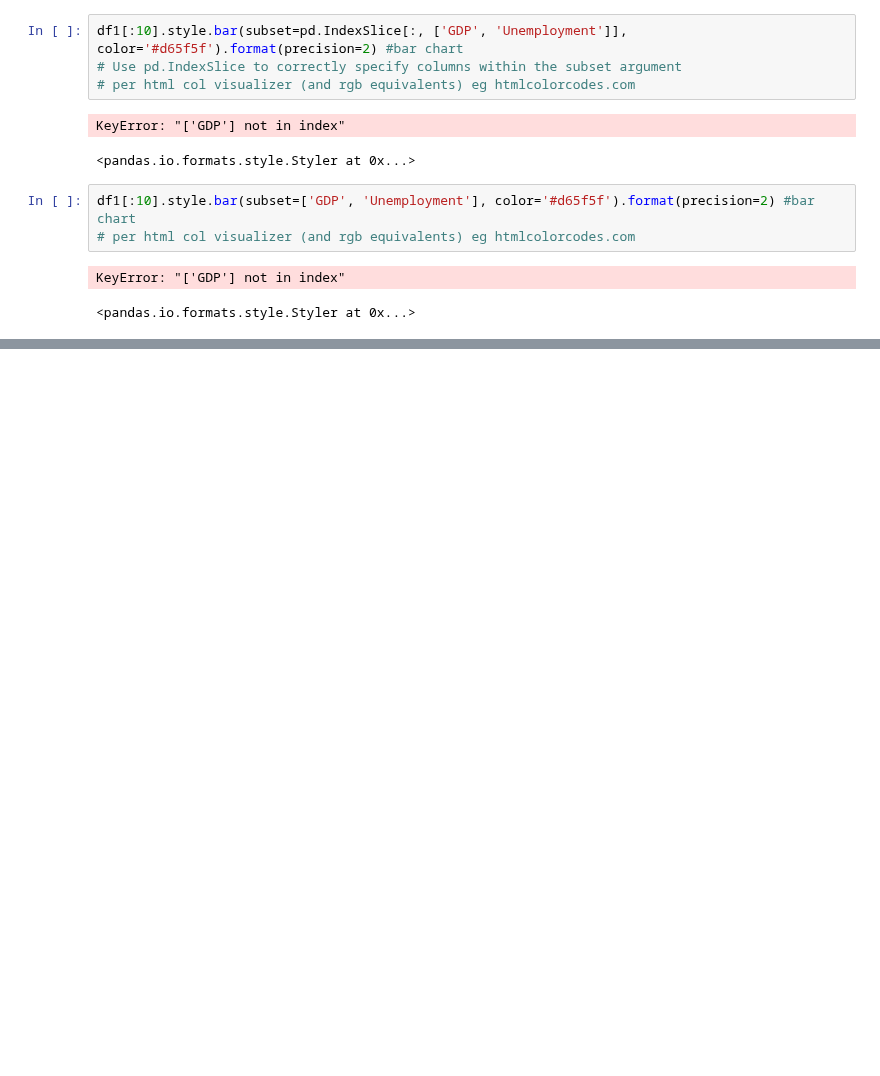
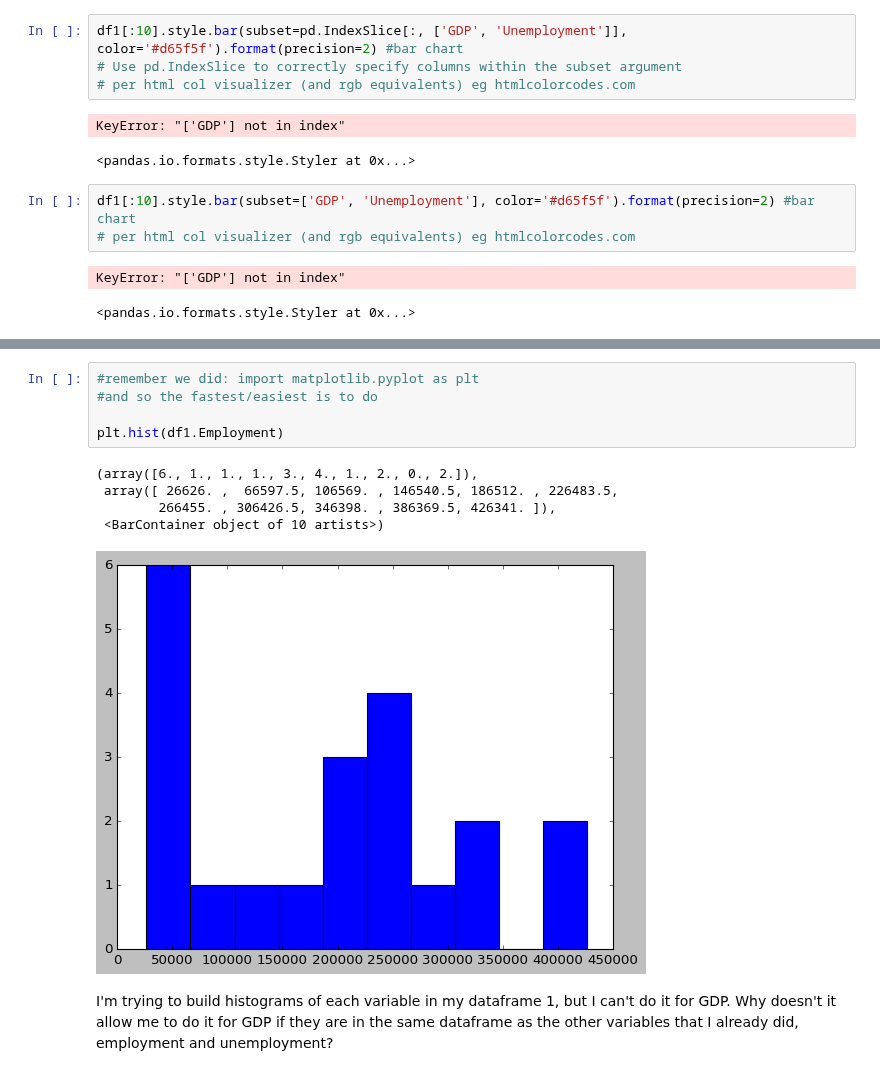
Before and after one commit to shirleyrutgers/DataVis, a Jupyter notebook: PS2.ipynb, the cells around one changed output, grey strips where cells are left out. Cells and saved outputs as stored; diff of their text form; blank space fills up the shorter version.

```diff
--- a/PS2.ipynb
+++ b/PS2.ipynb
@@ -628,0 +673,13 @@ KeyError: "['GDP'] not in index"
+# %%
+#remember we did: import matplotlib.pyplot as plt
+#and so the fastest/easiest is to do
+
+plt.hist(df1.Employment)
+# %% [output]
+(array([6., 1., 1., 1., 3., 4., 1., 2., 0., 2.]),
+ array([ 26626. ,  66597.5, 106569. , 146540.5, 186512. , 226483.5,
+        266455. , 306426.5, 346398. , 386369.5, 426341. ]),
+ <BarContainer object of 10 artists>)
+[figure, added]
+# %% [markdown]
+I'm trying to build histograms of each variable in my dataframe 1, but I can't do it for GDP. Why doesn't it allow me to do it for GDP if they are in the same dataframe as the other variables that I already did, employment and unemployment?
```
Also changed, not shown: parts of 12 cells of this notebook.
